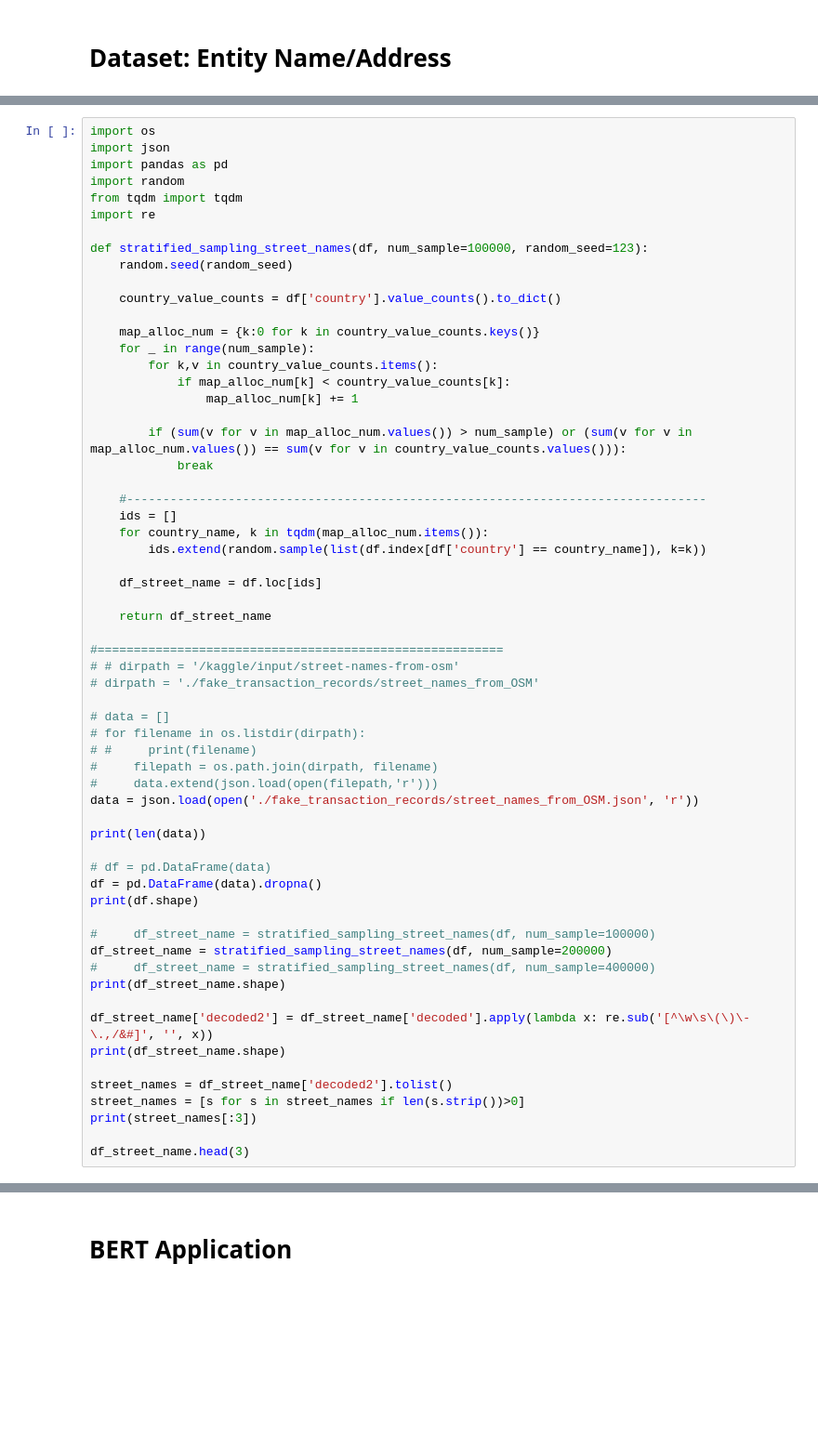
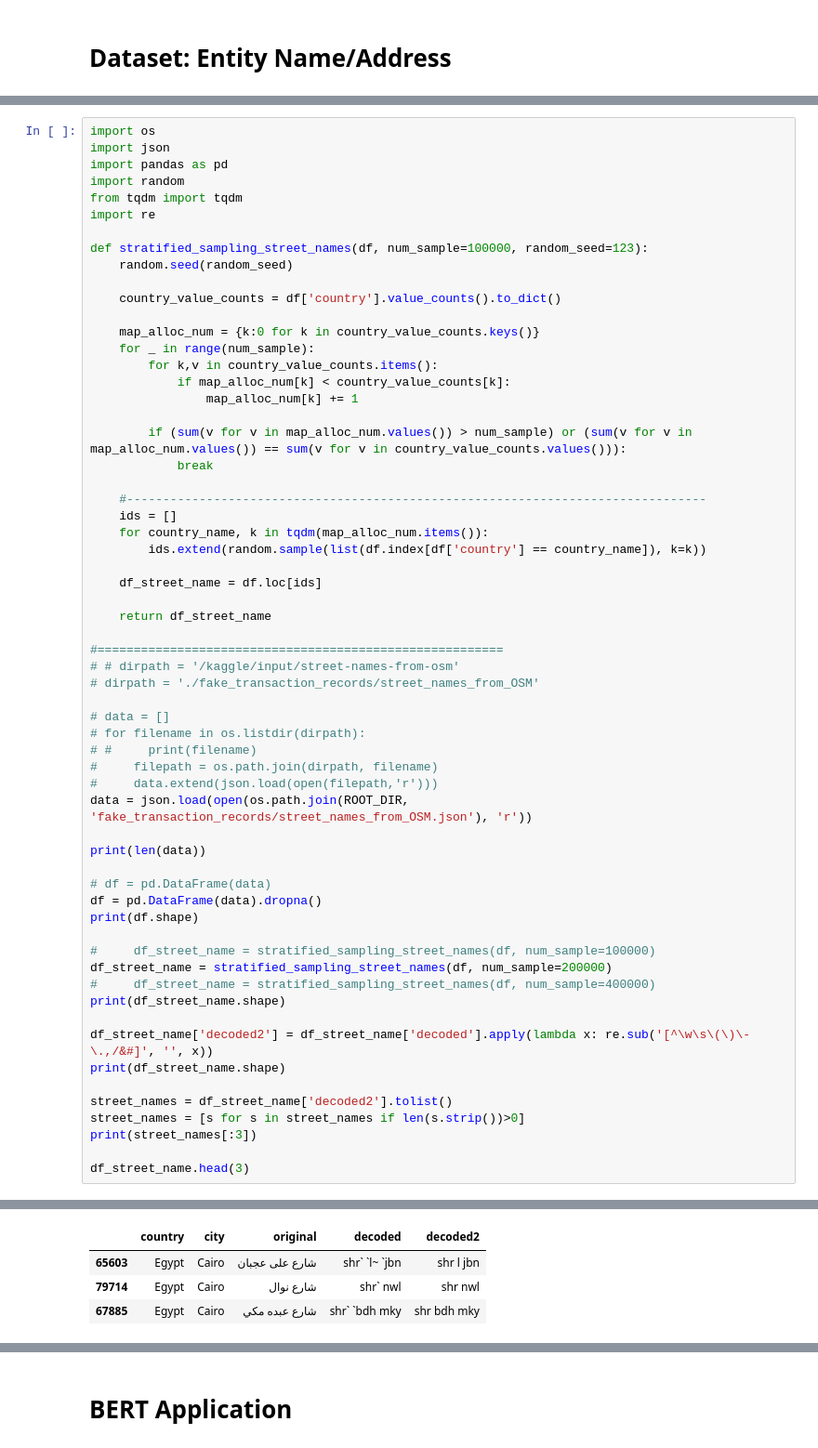
Before and after one commit to bomsoo-kim/datasets, a Jupyter notebook: fake_transaction_records.ipynb, the cells around one changed output, grey strips where cells are left out. Shown at 93% size. Drawn from its saved outputs; the diff is of its cells as text; blank space fills up the shorter version.

```diff
--- a/fake_transaction_records.ipynb
+++ b/fake_transaction_records.ipynb
@@ -521,7 +663,7 @@ def stratified_sampling_street_names(df, num_sample=100000, random_seed=123):
 # #     print(filename)
 #     filepath = os.path.join(dirpath, filename)
 #     data.extend(json.load(open(filepath,'r')))
-data = json.load(open('./fake_transaction_records/street_names_from_OSM.json', 'r'))
+data = json.load(open(os.path.join(ROOT_DIR, 'fake_transaction_records/street_names_from_OSM.json'), 'r'))
 
 print(len(data))
 
@@ -542,3 +684,4 @@ street_names = [s for s in street_names if len(s.strip())>0]
 print(street_names[:3])
 
 df_street_name.head(3)
+# %% [output]
@@ -545,3 +693,7 @@ df_street_name.head(3)
+|  | country | city | original | decoded | decoded2 |
+| 65603 | Egypt | Cairo | شارع على عجبان | shr` `l~ `jbn | shr l jbn |
+| 79714 | Egypt | Cairo | شارع نوال | shr` nwl | shr nwl |
+| 67885 | Egypt | Cairo | شارع عبده مكي | shr` `bdh mky | shr bdh mky |
 # %%
 import random
 
```
Also changed, not shown: parts of 21 cells of this notebook.
